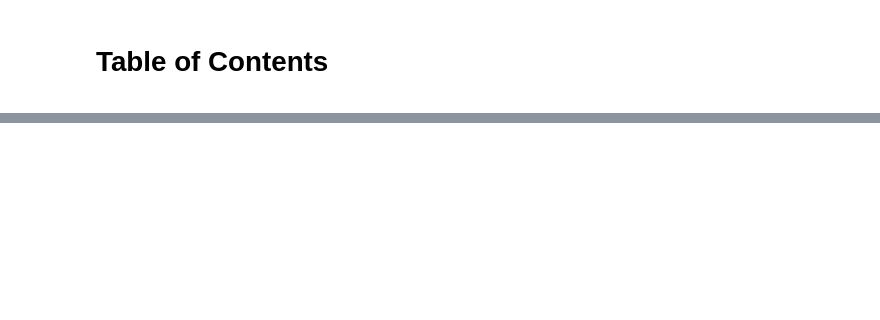
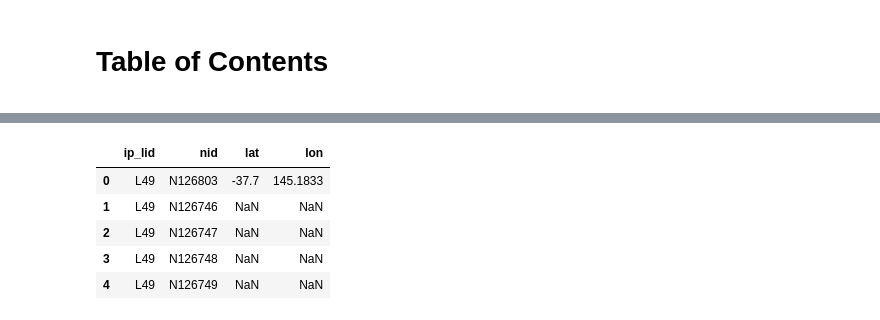
Before and after one commit to tduberne/internet-topology, a Jupyter notebook: notebooks/001-td-node-locations.ipynb, the cells around one changed output, grey strips where cells are left out. Saved outputs shown, nothing was run; the diff lists cells and outputs as text; code cells hidden in the pictures; blank space fills up the shorter version.

```diff
--- a/notebooks/001-td-node-locations.ipynb
+++ b/notebooks/001-td-node-locations.ipynb
@@ -21,0 +66,10 @@ plt.show()
+# %%
+to_plot = cliques.query('ip_lid == "L49"').merge(geo, on='nid', how='left')
+to_plot.head()
+# %% [output]
+|  | ip_lid | nid | lat | lon |
+| 0 | L49 | N126803 | -37.7 | 145.1833 |
+| 1 | L49 | N126746 | NaN | NaN |
+| 2 | L49 | N126747 | NaN | NaN |
+| 3 | L49 | N126748 | NaN | NaN |
+| 4 | L49 | N126749 | NaN | NaN |
```
Also changed, not shown: parts of 8 cells of this notebook.
